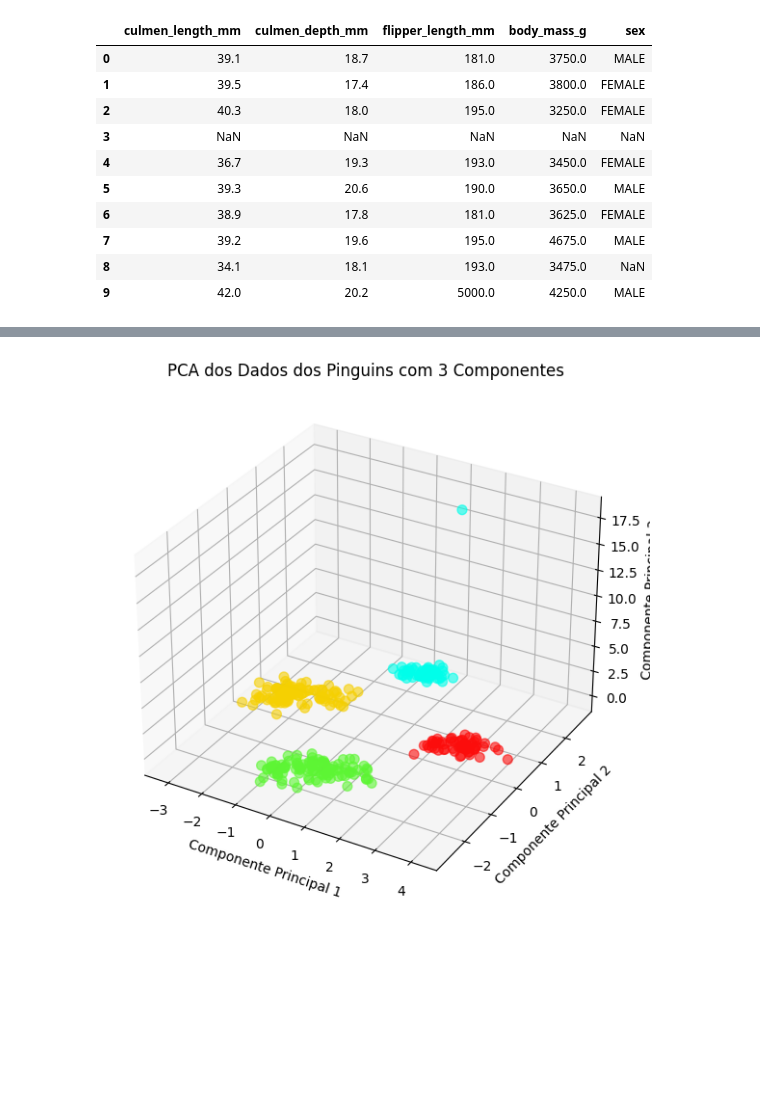
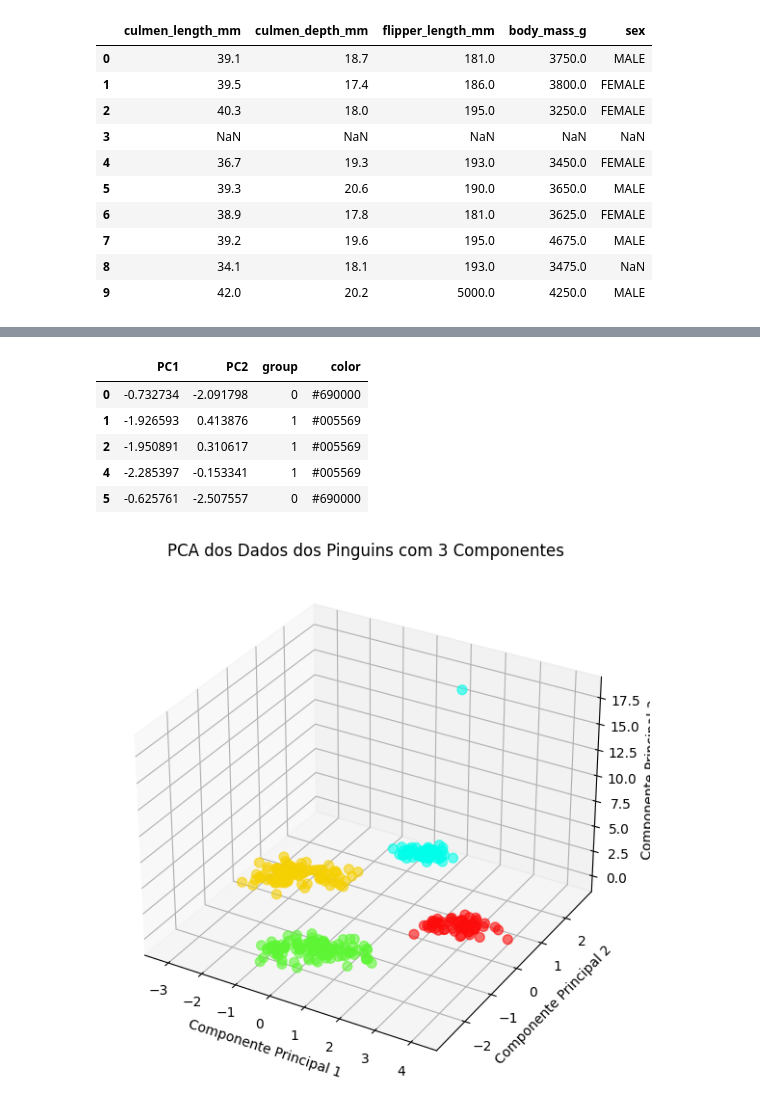
Before and after one commit to Aldrik-Alvaro/Algoritimo-K-Means, a Jupyter notebook: kmeans_clustering_Aldrik.ipynb, the cells around one changed output, grey strips where cells are left out. Saved outputs shown, nothing was run; the diff lists cells and outputs as text; code cells hidden in the pictures; blank space fills up the shorter version.

```diff
--- a/kmeans_clustering_Aldrik.ipynb
+++ b/kmeans_clustering_Aldrik.ipynb
@@ -131,3 +143,12 @@ plt.show()
+# %%
+df_pca.head()
+# %% [output]
+|  | PC1 | PC2 | group | color |
+| 0 | -0.732734 | -2.091798 | 0 | #690000 |
+| 1 | -1.926593 | 0.413876 | 1 | #005569 |
+| 2 | -1.950891 | 0.310617 | 1 | #005569 |
+| 4 | -2.285397 | -0.153341 | 1 | #005569 |
+| 5 | -0.625761 | -2.507557 | 0 | #690000 |
 # %%
 # PCA com 3 componentes
 pca = PCA(n_components=4, random_state=42)
```
Also changed, not shown: parts of 3 cells of this notebook.
